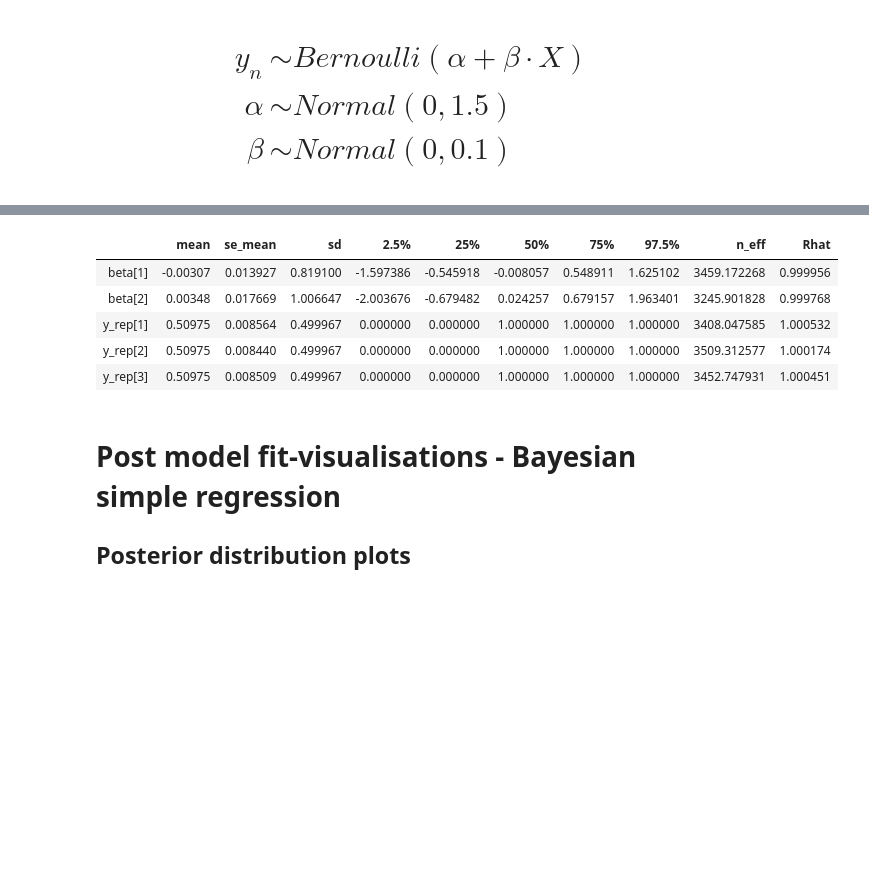
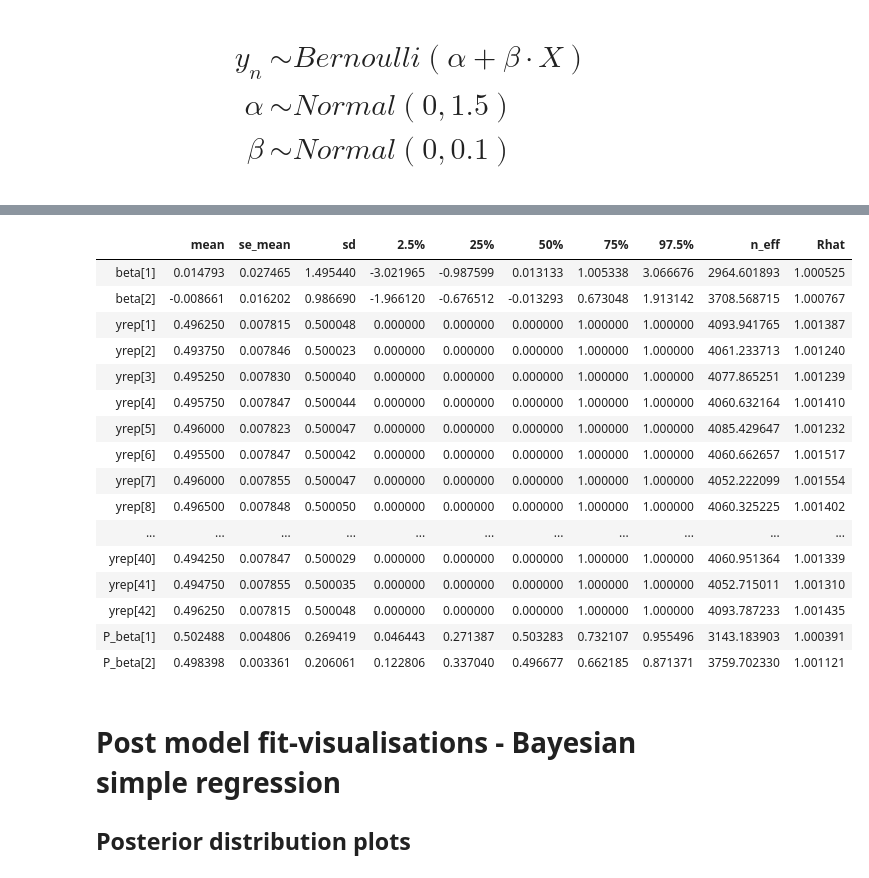
Before and after one commit to ebrlab/Statistical-methods-for-research-workers-psychology-and-neuroscience, a Jupyter notebook: notebooks/Bayesian logistic regression.ipynb, the cells around one changed output, grey strips where cells are left out. Saved outputs shown, nothing was run; the diff lists cells and outputs as text; code cells hidden in the pictures; blank space fills up the shorter version.

```diff
--- a/notebooks/Bayesian logistic regression.ipynb
+++ b/notebooks/Bayesian logistic regression.ipynb
@@ -143,14 +146,25 @@ fit_df = pd.DataFrame(summary['summary'],
                   columns = summary['summary_colnames'],
                   index = summary['summary_rownames'])
 # %%
-fit_df.head()
+fit_df.head(-1)
 # %% [output]
 |  | mean | se_mean | sd | 2.5% | 25% | 50% | 75% | 97.5% | n_eff | Rhat |
-| beta[1] | -0.00307 | 0.013927 | 0.819100 | -1.597386 | -0.545918 | -0.008057 | 0.548911 | 1.625102 | 3459.172268 | 0.999956 |
-| beta[2] | 0.00348 | 0.017669 | 1.006647 | -2.003676 | -0.679482 | 0.024257 | 0.679157 | 1.963401 | 3245.901828 | 0.999768 |
-| y_rep[1] | 0.50975 | 0.008564 | 0.499967 | 0.000000 | 0.000000 | 1.000000 | 1.000000 | 1.000000 | 3408.047585 | 1.000532 |
-| y_rep[2] | 0.50975 | 0.008440 | 0.499967 | 0.000000 | 0.000000 | 1.000000 | 1.000000 | 1.000000 | 3509.312577 | 1.000174 |
-| y_rep[3] | 0.50975 | 0.008509 | 0.499967 | 0.000000 | 0.000000 | 1.000000 | 1.000000 | 1.000000 | 3452.747931 | 1.000451 |
+| beta[1] | 0.014793 | 0.027465 | 1.495440 | -3.021965 | -0.987599 | 0.013133 | 1.005338 | 3.066676 | 2964.601893 | 1.000525 |
+| beta[2] | -0.008661 | 0.016202 | 0.986690 | -1.966120 | -0.676512 | -0.013293 | 0.673048 | 1.913142 | 3708.568715 | 1.000767 |
+| yrep[1] | 0.496250 | 0.007815 | 0.500048 | 0.000000 | 0.000000 | 0.000000 | 1.000000 | 1.000000 | 4093.941765 | 1.001387 |
+| yrep[2] | 0.493750 | 0.007846 | 0.500023 | 0.000000 | 0.000000 | 0.000000 | 1.000000 | 1.000000 | 4061.233713 | 1.001240 |
+| yrep[3] | 0.495250 | 0.007830 | 0.500040 | 0.000000 | 0.000000 | 0.000000 | 1.000000 | 1.000000 | 4077.865251 | 1.001239 |
+| yrep[4] | 0.495750 | 0.007847 | 0.500044 | 0.000000 | 0.000000 | 0.000000 | 1.000000 | 1.000000 | 4060.632164 | 1.001410 |
+| yrep[5] | 0.496000 | 0.007823 | 0.500047 | 0.000000 | 0.000000 | 0.000000 | 1.000000 | 1.000000 | 4085.429647 | 1.001232 |
+| yrep[6] | 0.495500 | 0.007847 | 0.500042 | 0.000000 | 0.000000 | 0.000000 | 1.000000 | 1.000000 | 4060.662657 | 1.001517 |
+| yrep[7] | 0.496000 | 0.007855 | 0.500047 | 0.000000 | 0.000000 | 0.000000 | 1.000000 | 1.000000 | 4052.222099 | 1.001554 |
+| yrep[8] | 0.496500 | 0.007848 | 0.500050 | 0.000000 | 0.000000 | 0.000000 | 1.000000 | 1.000000 | 4060.325225 | 1.001402 |
+| ... | ... | ... | ... | ... | ... | ... | ... | ... | ... | ... |
+| yrep[40] | 0.494250 | 0.007847 | 0.500029 | 0.000000 | 0.000000 | 0.000000 | 1.000000 | 1.000000 | 4060.951364 | 1.001339 |
+| yrep[41] | 0.494750 | 0.007855 | 0.500035 | 0.000000 | 0.000000 | 0.000000 | 1.000000 | 1.000000 | 4052.715011 | 1.001310 |
+| yrep[42] | 0.496250 | 0.007815 | 0.500048 | 0.000000 | 0.000000 | 0.000000 | 1.000000 | 1.000000 | 4093.787233 | 1.001435 |
+| P_beta[1] | 0.502488 | 0.004806 | 0.269419 | 0.046443 | 0.271387 | 0.503283 | 0.732107 | 0.955496 | 3143.183903 | 1.000391 |
+| P_beta[2] | 0.498398 | 0.003361 | 0.206061 | 0.122806 | 0.337040 | 0.496677 | 0.662185 | 0.871371 | 3759.702330 | 1.001121 |
 # %% [markdown]
 # Post model fit-visualisations - Bayesian simple regression
 
```
Also changed, not shown: parts of 3 cells of this notebook, 4 other files.
